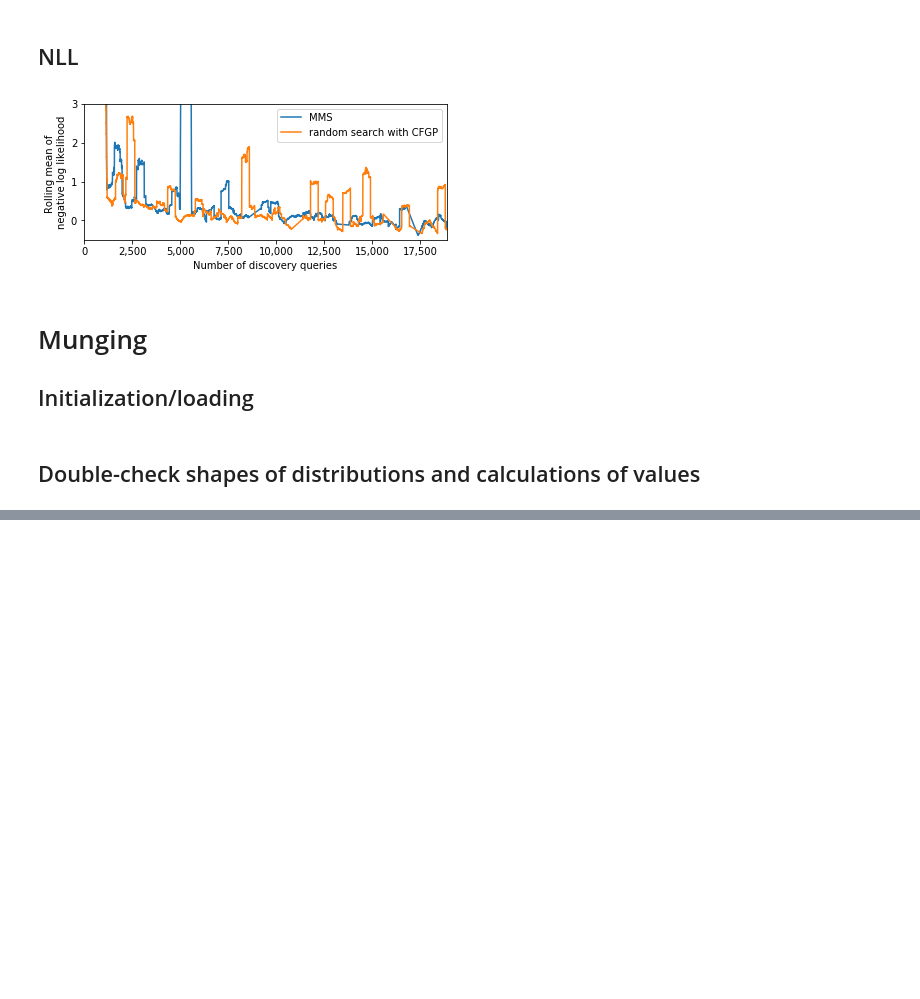
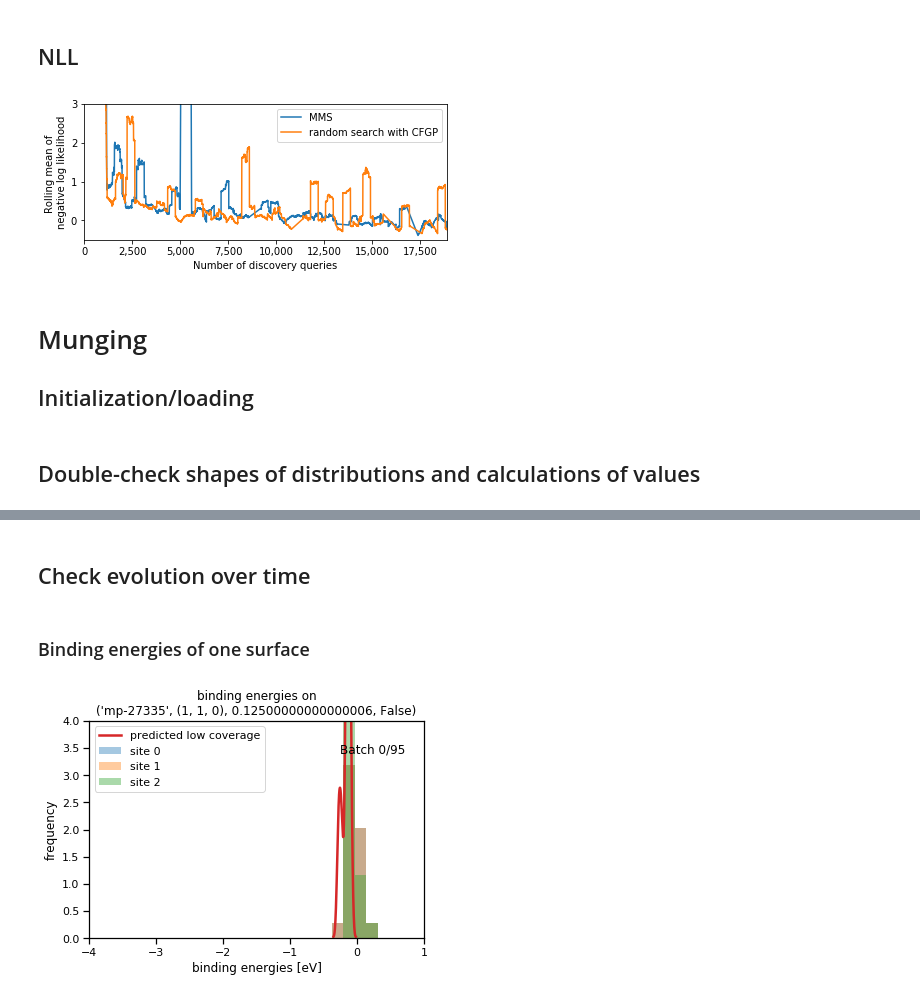
Before and after one commit to ulissigroup/catalyst-acquisitions, a Jupyter notebook: notebooks/comparisons/compare_hallucinations.ipynb, the cells around one changed output, grey strips where cells are left out. Drawn from its saved outputs; the diff is of its cells as text; code cells hidden in the pictures; blank space fills up the shorter version.

Commit message:
Add gifs of single-material energies and values

```diff
--- a/notebooks/comparisons/compare_hallucinations.ipynb
+++ b/notebooks/comparisons/compare_hallucinations.ipynb
@@ -526,0 +535,72 @@ _ = ax.set_ylabel('frequency')
+# %% [markdown]
+## Check evolution over time
+# %%
+# Formatting
+_ = sns.set_context('notebook', font_scale=1., rc={'lines.linewidth': 2.5})
+
+# Point to the caches
+prefix = '../MMS/mms_caches/'
+files = sorted(os.listdir(prefix))
+cache_files = [prefix + file_ for file_ in files]
+# %% [markdown]
+### Binding energies of one surface
+# %%
+# Initialize site-level plot
+fig = plt.figure()
+xlim = [-4., 1.]
+ylim = [0., 4]
+ax = plt.axes(xlim=xlim, ylim=ylim)
+
+
+def reset_ax(ax):
+    ax.clear()
+    ax.set_xlim(xlim)
+    ax.set_ylim(ylim)
+    ax.set_xlabel('binding energies [eV]')
+    ax.set_ylabel('frequency')
+    ax.set_title('binding energies on\n%s' % str(surface))
+
+
+def animate(cache_file):
+    reset_ax(ax)
+
+    # Open the cache
+    with open(cache_file, 'rb') as file_handle:
+        cache = pickle.load(file_handle)
+    energies, stdevs, surfaces = cache['_predicted_energies']
+
+    # Concatenate raw site information by surface
+    dists_by_surface = defaultdict(list)
+    for energy, stdev, surf in zip(energies, stdevs, surfaces):
+        dists_by_surface[surf].append((energy, stdev))
+    # Plot each site distribution
+    for i, (energy, stdev) in enumerate(dists_by_surface[surface]):
+        try:
+            samples = norm.rvs(loc=energy, scale=stdev, size=20)
+            _ = sns.distplot(samples, kde=False, hist=True, norm_hist=True,
+                             bins=np.linspace(xlim[0], xlim[1], 30),
+                             label='site %i' % i, ax=ax)
+        # In case we get `nan`
+        except ValueError:
+            continue
+
+    # Calculate energies by surface using our framework
+    energies_by_surface = disc.calculate_low_coverage_binding_energies_by_surface((energies, stdevs, surfaces))
+    # Plot the low-coverage distribution that we predicted
+    _ = sns.distplot(energies_by_surface[surface], kde=True, hist=False,
+                     norm_hist=True, label='predicted low coverage', ax=ax)
+
+    # Formatting
+    _ = ax.legend(loc='upper left')
+    batch_num = int(cache_file.split('/')[-1].split('_')[0])
+    max_batch_num = int(cache_files[-1].split('/')[-1].split('_')[0])
+    _ = ax.text(0.75*(xlim[-1]-xlim[0])+xlim[0], 0.85*ylim[-1], 'Batch %i/%i' % (batch_num, max_batch_num))
+
+
+# Make the gif
+anim = FuncAnimation(fig, animate,
+                     frames=cache_files,
+                     interval=500)
+anim.save('mms_energies.gif', writer='pillow')
+# %% [output]
+[figure, added]
```
Also changed, not shown: parts of 7 cells of this notebook, 2 other files.
